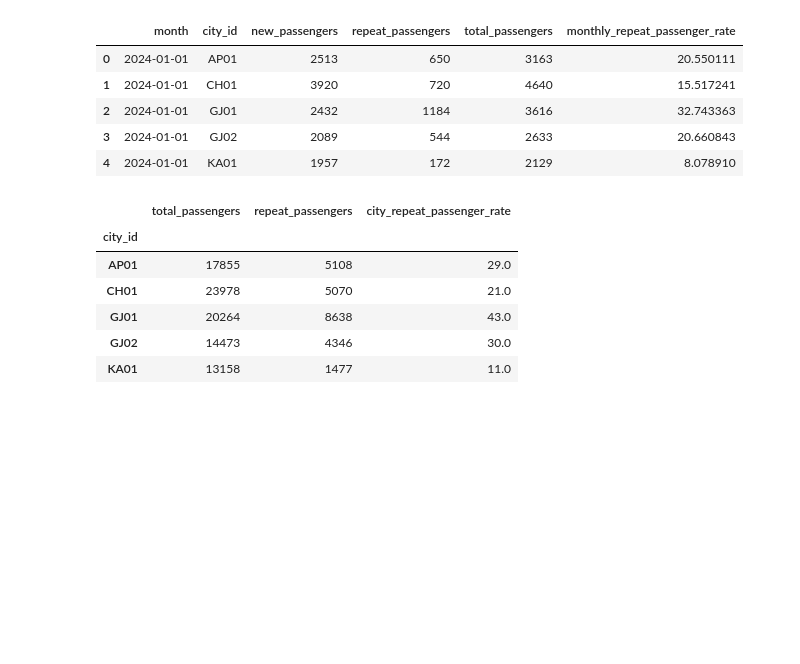
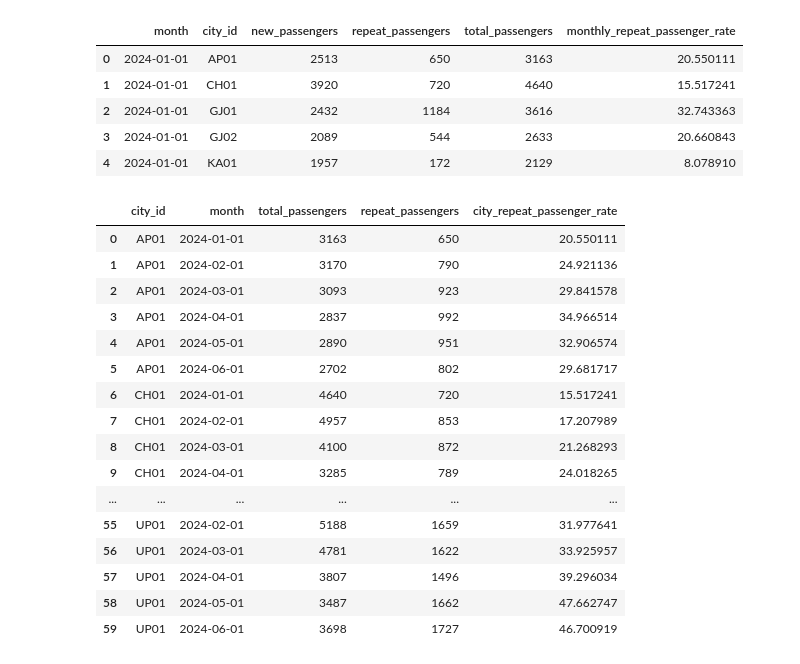
Before and after one commit to Sathya252/Good_Cab-s_Performance, a Jupyter notebook: Insights_to_Chief_of_Operations.ipynb, the cells around one changed output. Saved outputs shown, nothing was run; the diff lists cells and outputs as text; code cells hidden in the pictures; blank space fills up the shorter version.

```diff
--- a/Insights_to_Chief_of_Operations.ipynb
+++ b/Insights_to_Chief_of_Operations.ipynb
@@ -414,6 +463,15 @@ city_repeat_rate = fact_passenger_summary.groupby('city_id').agg(
 city_repeat_rate['city_repeat_passenger_rate'] = round(
     city_repeat_rate['repeat_passengers'] / city_repeat_rate['total_passengers'] * 100.2
 )
+# %%
+city_repeat_rate = fact_passenger_summary.groupby(['city_id', 'month']).agg(
+    total_passengers=('total_passengers', 'sum'),
+    repeat_passengers=('repeat_passengers', 'sum')
+).reset_index()
+
+city_repeat_rate['city_repeat_passenger_rate'] = (
+    city_repeat_rate['repeat_passengers'] / city_repeat_rate['total_passengers'] * 100
+)
 # %% [markdown]
 **Insights Generation**
 # %%
@@ -426,12 +484,22 @@ fact_passenger_summary.head()
 | 3 | 2024-01-01 | GJ02 | 2089 | 544 | 2633 | 20.660843 |
 | 4 | 2024-01-01 | KA01 | 1957 | 172 | 2129 | 8.078910 |
 # %%
-city_repeat_rate.head()
+city_repeat_rate
 # %% [output]
-|  | total_passengers | repeat_passengers | city_repeat_passenger_rate |
-| city_id |  |  |  |
-| AP01 | 17855 | 5108 | 29.0 |
-| CH01 | 23978 | 5070 | 21.0 |
-| GJ01 | 20264 | 8638 | 43.0 |
-| GJ02 | 14473 | 4346 | 30.0 |
-| KA01 | 13158 | 1477 | 11.0 |
+|  | city_id | month | total_passengers | repeat_passengers | city_repeat_passenger_rate |
+| 0 | AP01 | 2024-01-01 | 3163 | 650 | 20.550111 |
+| 1 | AP01 | 2024-02-01 | 3170 | 790 | 24.921136 |
+| 2 | AP01 | 2024-03-01 | 3093 | 923 | 29.841578 |
+| 3 | AP01 | 2024-04-01 | 2837 | 992 | 34.966514 |
+| 4 | AP01 | 2024-05-01 | 2890 | 951 | 32.906574 |
+| 5 | AP01 | 2024-06-01 | 2702 | 802 | 29.681717 |
+| 6 | CH01 | 2024-01-01 | 4640 | 720 | 15.517241 |
+| 7 | CH01 | 2024-02-01 | 4957 | 853 | 17.207989 |
+| 8 | CH01 | 2024-03-01 | 4100 | 872 | 21.268293 |
+| 9 | CH01 | 2024-04-01 | 3285 | 789 | 24.018265 |
+| ... | ... | ... | ... | ... | ... |
+| 55 | UP01 | 2024-02-01 | 5188 | 1659 | 31.977641 |
+| 56 | UP01 | 2024-03-01 | 4781 | 1622 | 33.925957 |
+| 57 | UP01 | 2024-04-01 | 3807 | 1496 | 39.296034 |
+| 58 | UP01 | 2024-05-01 | 3487 | 1662 | 47.662747 |
+| 59 | UP01 | 2024-06-01 | 3698 | 1727 | 46.700919 |
```
Also changed, not shown: parts of 10 cells of this notebook.
